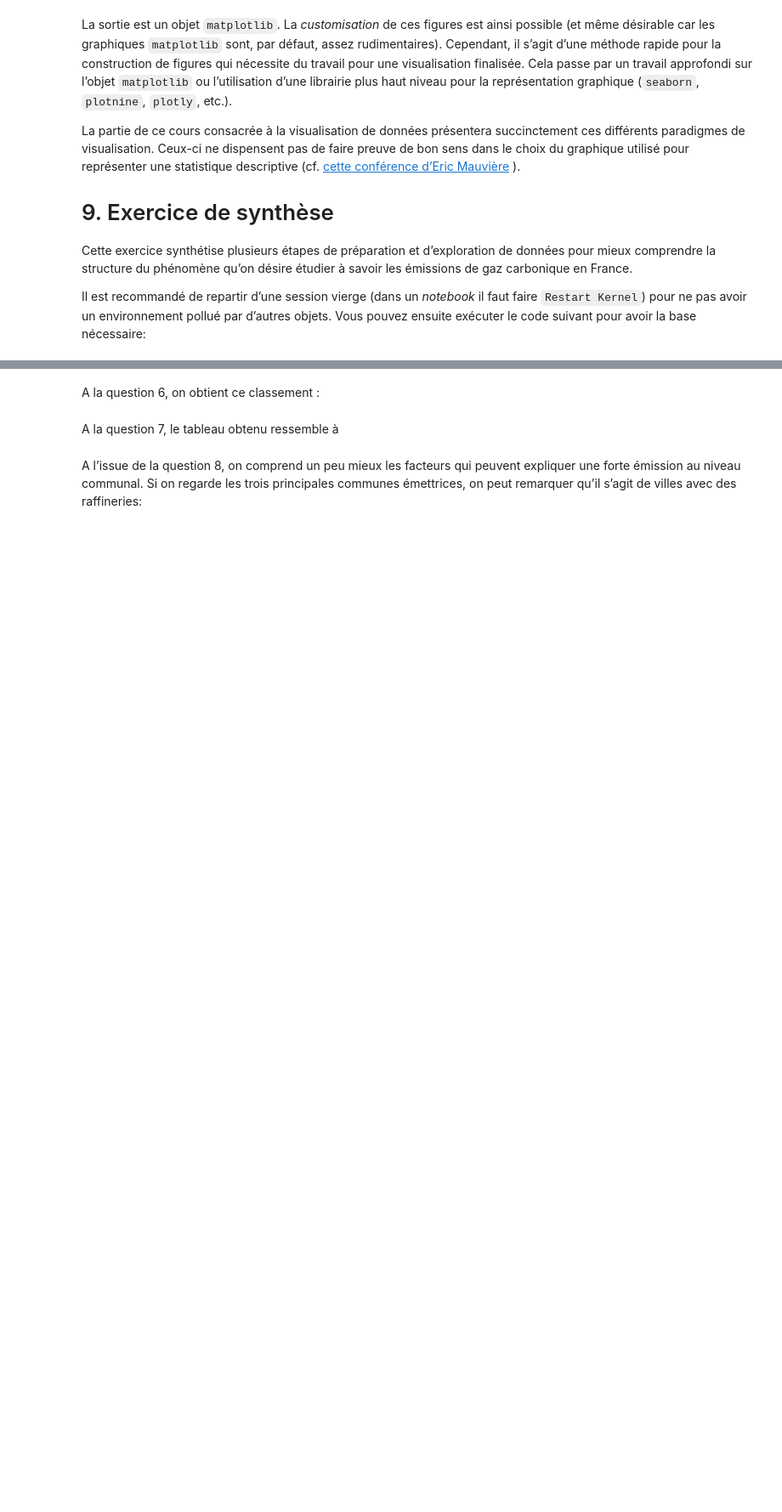
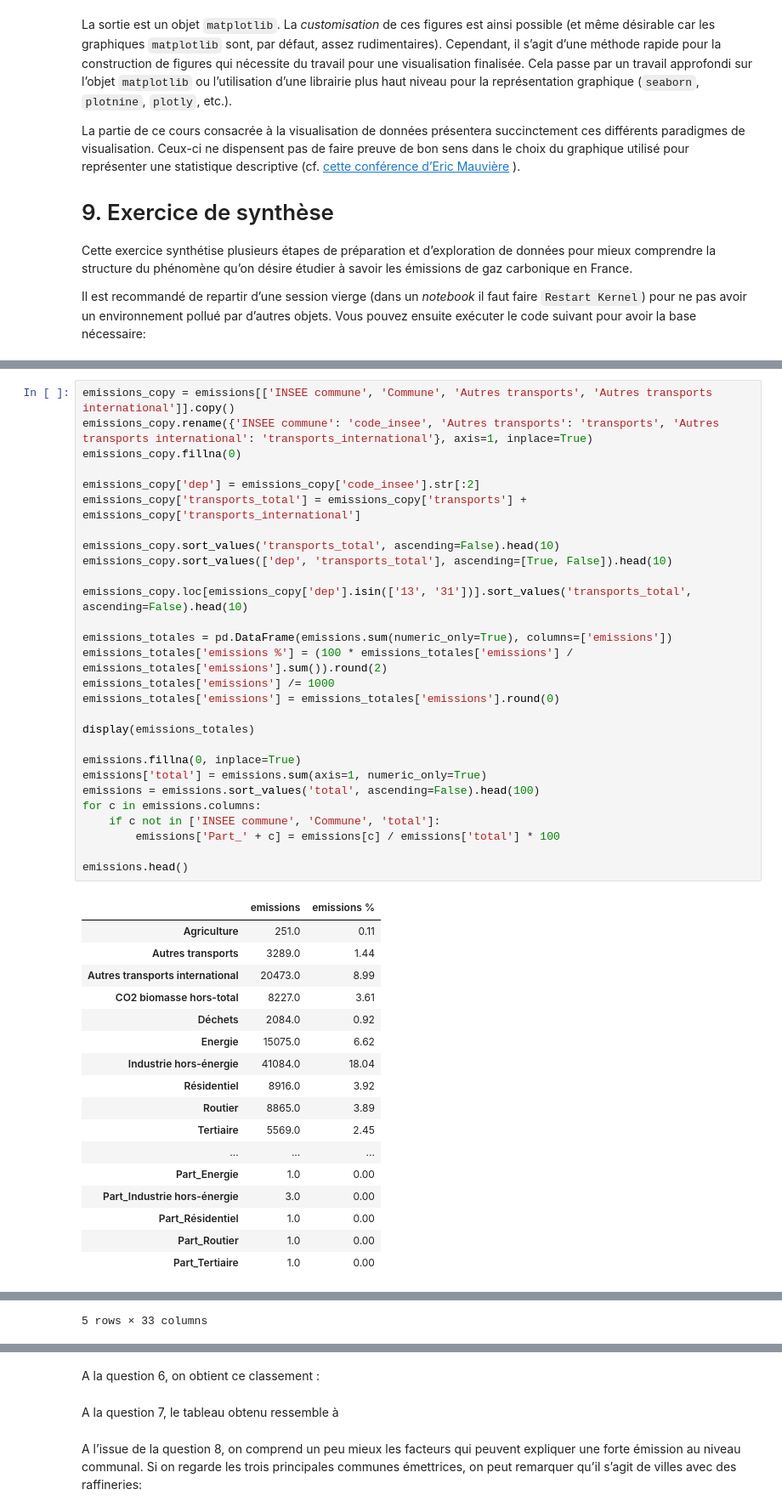
Before and after one commit to Tom-Rbo/python-datascientist-notebooks, a Jupyter notebook: notebooks/manipulation/02_pandas_intro.ipynb, the cells around one changed output, grey strips where cells are left out. Shown at 85% size. Drawn from its saved outputs; the diff is of its cells as text; blank space fills up the shorter version.

```diff
--- a/notebooks/manipulation/02_pandas_intro.ipynb
+++ b/notebooks/manipulation/02_pandas_intro.ipynb
@@ -1252,0 +1409,46 @@ A la question 5, quand on ordonne les communes exclusivement à partir de la var
+# %%
+emissions_copy = emissions[['INSEE commune', 'Commune', 'Autres transports', 'Autres transports international']].copy()
+emissions_copy.rename({'INSEE commune': 'code_insee', 'Autres transports': 'transports', 'Autres transports international': 'transports_international'}, axis=1, inplace=True)
+emissions_copy.fillna(0)
+
+emissions_copy['dep'] = emissions_copy['code_insee'].str[:2]
+emissions_copy['transports_total'] = emissions_copy['transports'] + emissions_copy['transports_international']
+
+emissions_copy.sort_values('transports_total', ascending=False).head(10)
+emissions_copy.sort_values(['dep', 'transports_total'], ascending=[True, False]).head(10)
+
+emissions_copy.loc[emissions_copy['dep'].isin(['13', '31'])].sort_values('transports_total', ascending=False).head(10)
+
+emissions_totales = pd.DataFrame(emissions.sum(numeric_only=True), columns=['emissions'])
+emissions_totales['emissions %'] = (100 * emissions_totales['emissions'] / emissions_totales['emissions'].sum()).round(2)
+emissions_totales['emissions'] /= 1000
+emissions_totales['emissions'] = emissions_totales['emissions'].round(0)
+
+display(emissions_totales)
+
+emissions.fillna(0, inplace=True)
+emissions['total'] = emissions.sum(axis=1, numeric_only=True)
+emissions = emissions.sort_values('total', ascending=False).head(100)
+for c in emissions.columns:
+	if c not in ['INSEE commune', 'Commune', 'total']:
+		emissions['Part_' + c] = emissions[c] / emissions['total'] * 100
+
+emissions.head()
+# %% [output]
+|  | emissions | emissions % |
+| Agriculture | 251.0 | 0.11 |
+| Autres transports | 3289.0 | 1.44 |
+| Autres transports international | 20473.0 | 8.99 |
+| CO2 biomasse hors-total | 8227.0 | 3.61 |
+| Déchets | 2084.0 | 0.92 |
+| Energie | 15075.0 | 6.62 |
+| Industrie hors-énergie | 41084.0 | 18.04 |
+| Résidentiel | 8916.0 | 3.92 |
+| Routier | 8865.0 | 3.89 |
+| Tertiaire | 5569.0 | 2.45 |
+| ... | ... | ... |
+| Part_Energie | 1.0 | 0.00 |
+| Part_Industrie hors-énergie | 3.0 | 0.00 |
+| Part_Résidentiel | 1.0 | 0.00 |
+| Part_Routier | 1.0 | 0.00 |
+| Part_Tertiaire | 1.0 | 0.00 |
@@ -1252,0 +1461 @@ A la question 5, quand on ordonne les communes exclusivement à partir de la var
+5 rows × 33 columns
```
Also changed, not shown: parts of 29 cells of this notebook, 1 other file.
